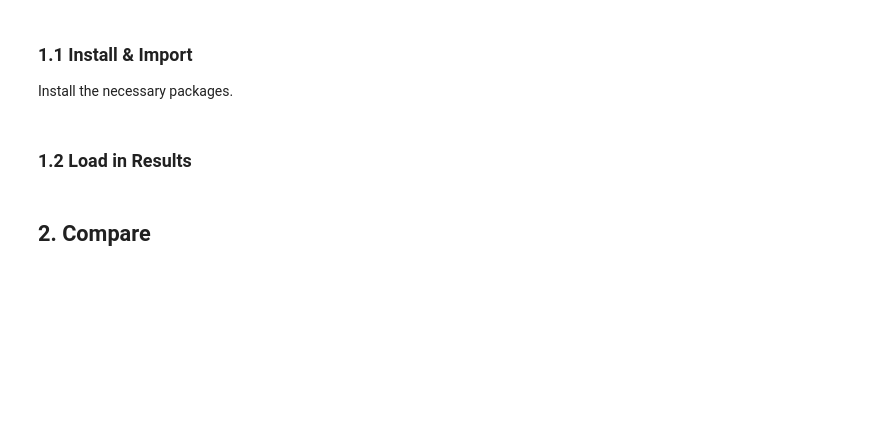
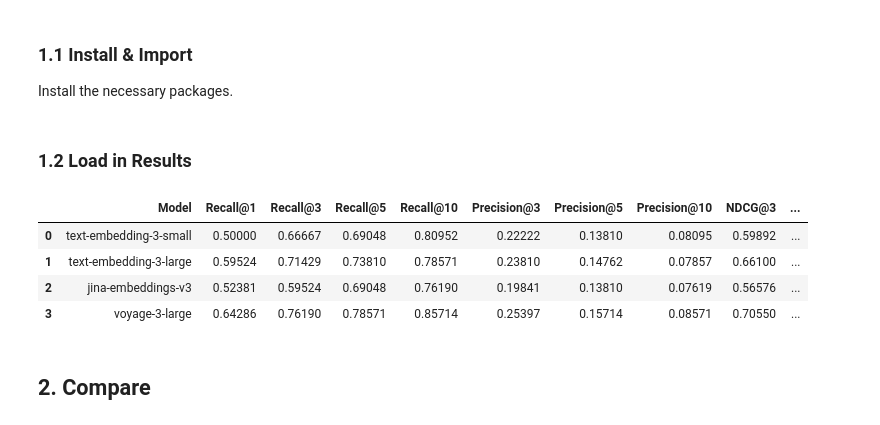
Before and after one commit to tsaruggan/corner-generative-benchmarking-demo, a Jupyter notebook: generative-benchmarking/compare.ipynb, the cells around one changed output. Drawn from its saved outputs; the diff is of its cells as text; code cells hidden in the pictures; blank space fills up the shorter version.

```diff
--- a/generative-benchmarking/compare.ipynb
+++ b/generative-benchmarking/compare.ipynb
@@ -36,6 +42,14 @@ results_list = [results_1, results_2] # Add as many results as you want to compa
 
 # Create a dataframe of the results
 metrics_df = create_metrics_dataframe(results_list)
+# %%
+metrics_df
+# %% [output]
+|  | Model | Recall@1 | Recall@3 | Recall@5 | Recall@10 | Precision@3 | Precision@5 | Precision@10 | NDCG@3 | ... |
+| 0 | text-embedding-3-small | 0.50000 | 0.66667 | 0.69048 | 0.80952 | 0.22222 | 0.13810 | 0.08095 | 0.59892 | ... |
+| 1 | text-embedding-3-large | 0.59524 | 0.71429 | 0.73810 | 0.78571 | 0.23810 | 0.14762 | 0.07857 | 0.66100 | ... |
+| 2 | jina-embeddings-v3 | 0.52381 | 0.59524 | 0.69048 | 0.76190 | 0.19841 | 0.13810 | 0.07619 | 0.56576 | ... |
+| 3 | voyage-3-large | 0.64286 | 0.76190 | 0.78571 | 0.85714 | 0.25397 | 0.15714 | 0.08571 | 0.70550 | ... |
 # %% [markdown]
 ## 2. Compare
 # %%
```
Also changed, not shown: parts of 4 cells of this notebook, 8 other files.
